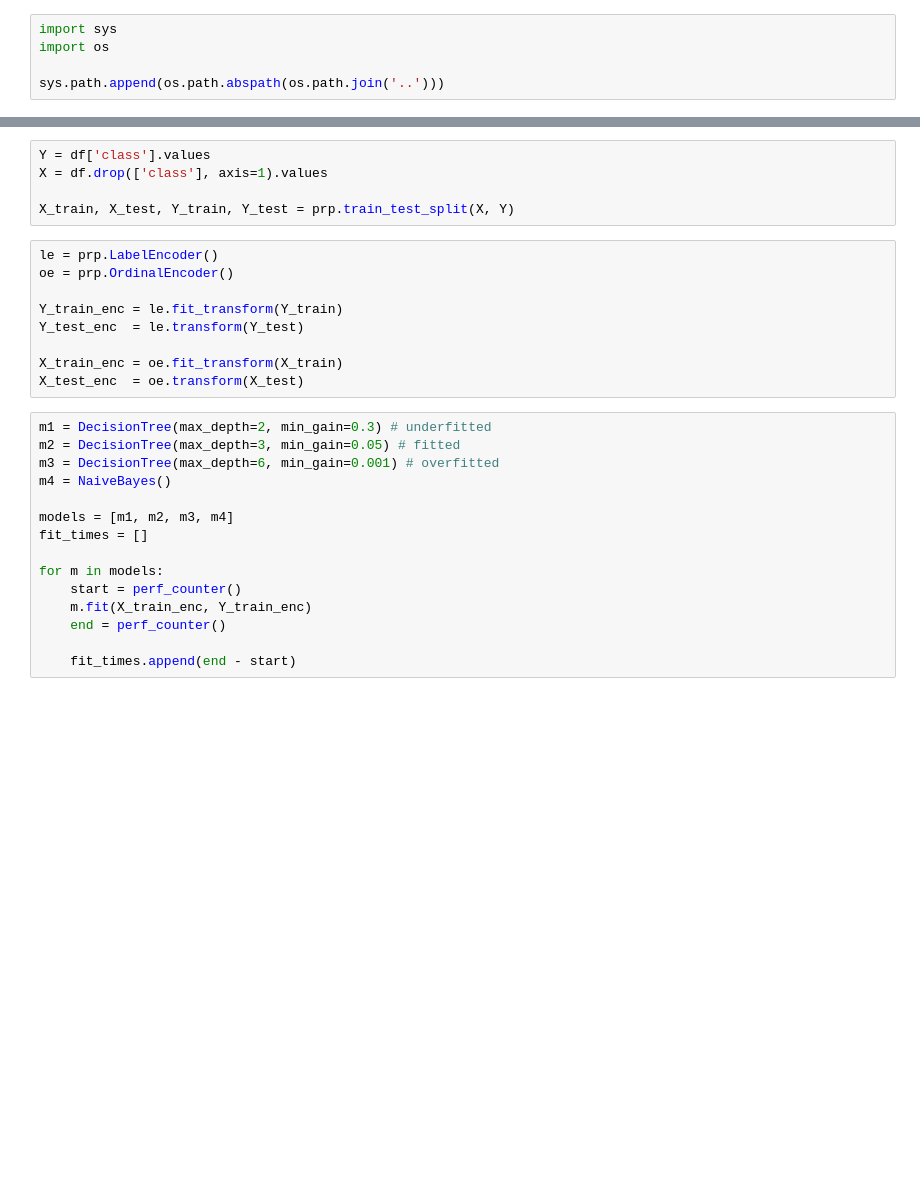
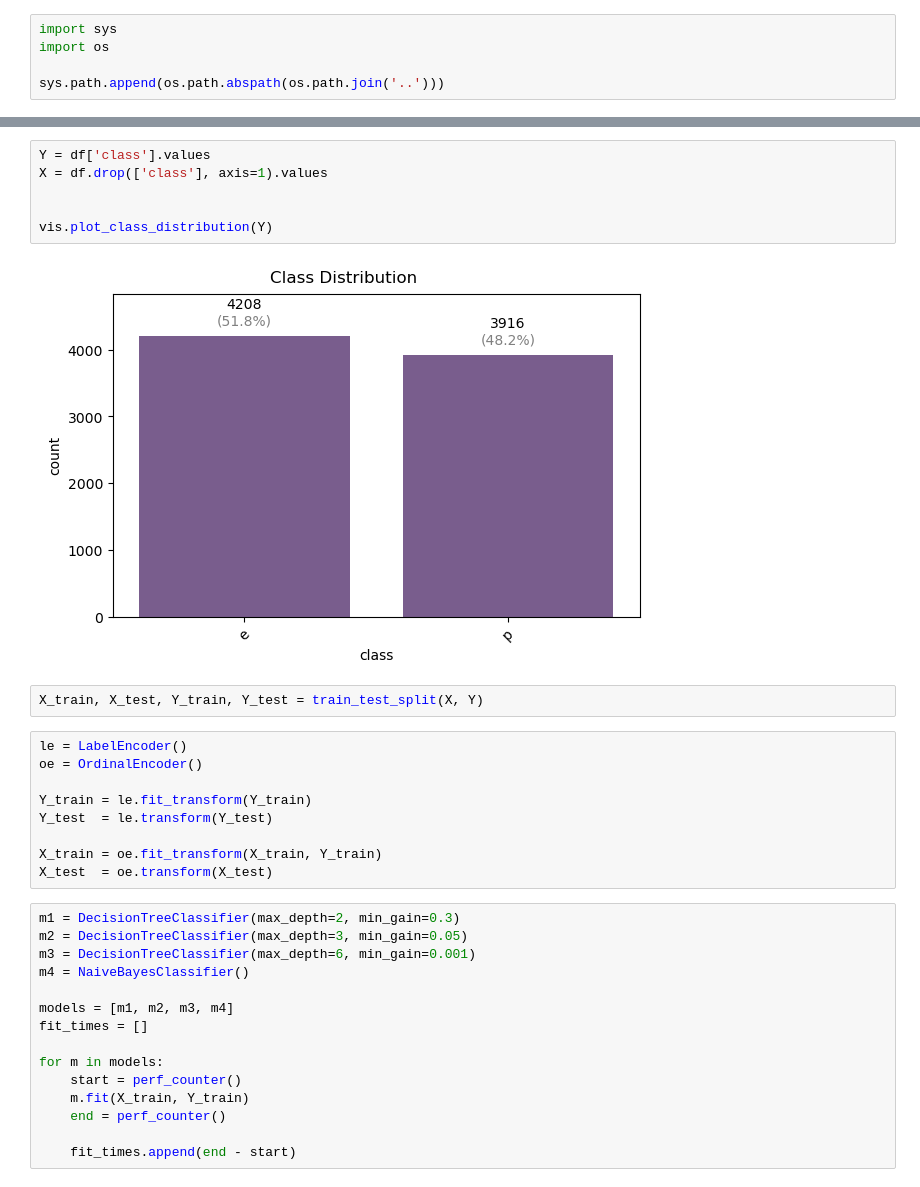
Before and after one commit to itamar-matas/ML-models, a Jupyter notebook: notebooks/dt_nb_benchmark1.ipynb, the cells around one changed output, grey strips where cells are left out. Drawn from its saved outputs; the diff is of its cells as text; blank space fills up the shorter version.

```diff
--- a/notebooks/dt_nb_benchmark1.ipynb
+++ b/notebooks/dt_nb_benchmark1.ipynb
@@ -17,29 +29,34 @@ df.head()
 # %%
 Y = df['class'].values
 X = df.drop(['class'], axis=1).values
 
-X_train, X_test, Y_train, Y_test = prp.train_test_split(X, Y)
+
+vis.plot_class_distribution(Y)
+# %% [output]
+[figure, added]
+# %%
+X_train, X_test, Y_train, Y_test = train_test_split(X, Y)
 # %%
-le = prp.LabelEncoder()
-oe = prp.OrdinalEncoder()
+le = LabelEncoder()
+oe = OrdinalEncoder()
 
-Y_train_enc = le.fit_transform(Y_train)
-Y_test_enc  = le.transform(Y_test)
+Y_train = le.fit_transform(Y_train)
+Y_test  = le.transform(Y_test)
 
-X_train_enc = oe.fit_transform(X_train)
-X_test_enc  = oe.transform(X_test)
+X_train = oe.fit_transform(X_train, Y_train)
+X_test  = oe.transform(X_test)
 # %%
-m1 = DecisionTree(max_depth=2, min_gain=0.3) # underfitted
-m2 = DecisionTree(max_depth=3, min_gain=0.05) # fitted
-m3 = DecisionTree(max_depth=6, min_gain=0.001) # overfitted
-m4 = NaiveBayes()
+m1 = DecisionTreeClassifier(max_depth=2, min_gain=0.3)
+m2 = DecisionTreeClassifier(max_depth=3, min_gain=0.05)
+m3 = DecisionTreeClassifier(max_depth=6, min_gain=0.001)
+m4 = NaiveBayesClassifier()
 
 models = [m1, m2, m3, m4]
 fit_times = []
 
 for m in models:
     start = perf_counter()
-    m.fit(X_train_enc, Y_train_enc)
+    m.fit(X_train, Y_train)
     end = perf_counter()
 
     fit_times.append(end - start)
```
Also changed, not shown: parts of 5 cells of this notebook, 25 other files.
